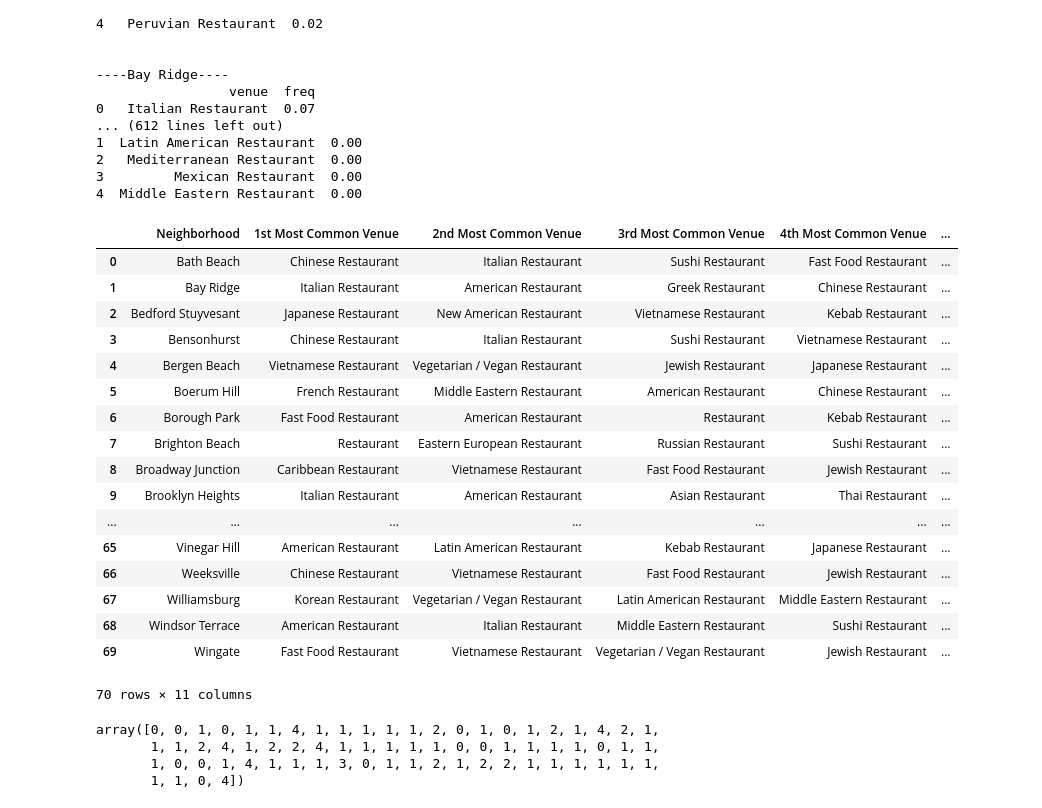
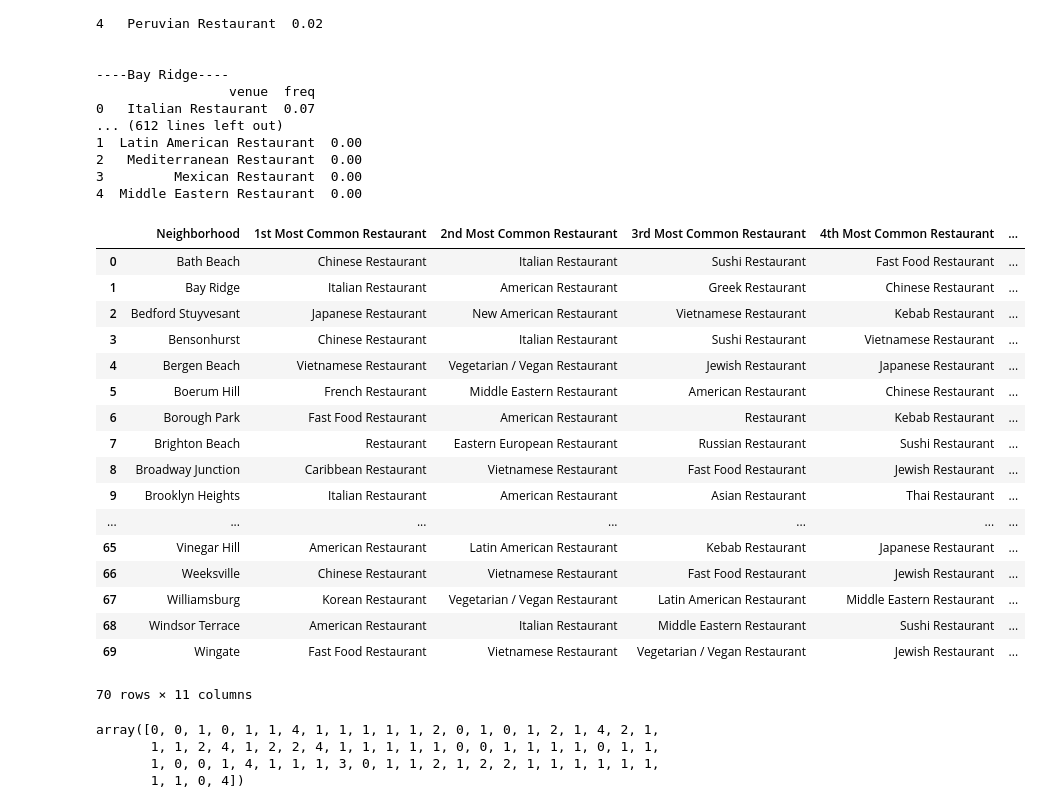
Before and after one commit to KrishnaChaitanya1/Coursera_Capstone, a Jupyter notebook: Final Capstone Project/Notebooks/Relations between food cuisines.ipynb, the cells around one changed output. Drawn from its saved outputs; the diff is of its cells as text; code cells hidden in the pictures.

```diff
--- a/Final Capstone Project/Notebooks/Relations between food cuisines.ipynb
+++ b/Final Capstone Project/Notebooks/Relations between food cuisines.ipynb
@@ -436,9 +436,9 @@ indicators = ['st', 'nd', 'rd']
 columns = ['Neighborhood']
 for ind in np.arange(num_top_venues):
     try:
-        columns.append('{}{} Most Common Venue'.format(ind+1, indicators[ind]))
+        columns.append('{}{} Most Common Restaurant'.format(ind+1, indicators[ind]))
     except:
-        columns.append('{}th Most Common Venue'.format(ind+1))
+        columns.append('{}th Most Common Restaurant'.format(ind+1))
 
 # create a new dataframe
 down_restaurants_sorted = pd.DataFrame(columns=columns)
@@ -815,26 +815,26 @@ def return_most_common_venues(row, num_top_venues):
 # %%
 num_top_venues = 10
 
 indicators = ['st', 'nd', 'rd']
 
 # create columns according to number of top venues
 columns = ['Neighborhood']
 for ind in np.arange(num_top_venues):
     try:
-        columns.append('{}{} Most Common Venue'.format(ind+1, indicators[ind]))
+        columns.append('{}{} Most Common Restaurant'.format(ind+1, indicators[ind]))
     except:
-        columns.append('{}th Most Common Venue'.format(ind+1))
+        columns.append('{}th Most Common Restaurant'.format(ind+1))
 
 # create a new dataframe
 brook_restaurants = pd.DataFrame(columns=columns)
 brook_restaurants['Neighborhood'] = brook_grouped['Neighborhood']
 
 for ind in np.arange(brook_grouped.shape[0]):
     brook_restaurants.iloc[ind, 1:] = return_most_common_venues(brook_grouped.iloc[ind, :], num_top_venues)
 
 brook_restaurants
 # %% [output]
-|  | Neighborhood | 1st Most Common Venue | 2nd Most Common Venue | 3rd Most Common Venue | 4th Most Common Venue | ... |
+|  | Neighborhood | 1st Most Common Restaurant | 2nd Most Common Restaurant | 3rd Most Common Restaurant | 4th Most Common Restaurant | ... |
 | 0 | Bath Beach | Chinese Restaurant | Italian Restaurant | Sushi Restaurant | Fast Food Restaurant | ... |
 | 1 | Bay Ridge | Italian Restaurant | American Restaurant | Greek Restaurant | Chinese Restaurant | ... |
 | 2 | Bedford Stuyvesant | Japanese Restaurant | New American Restaurant | Vietnamese Restaurant | Kebab Restaurant | ... |
```
Also changed, not shown: parts of 5 cells of this notebook.
